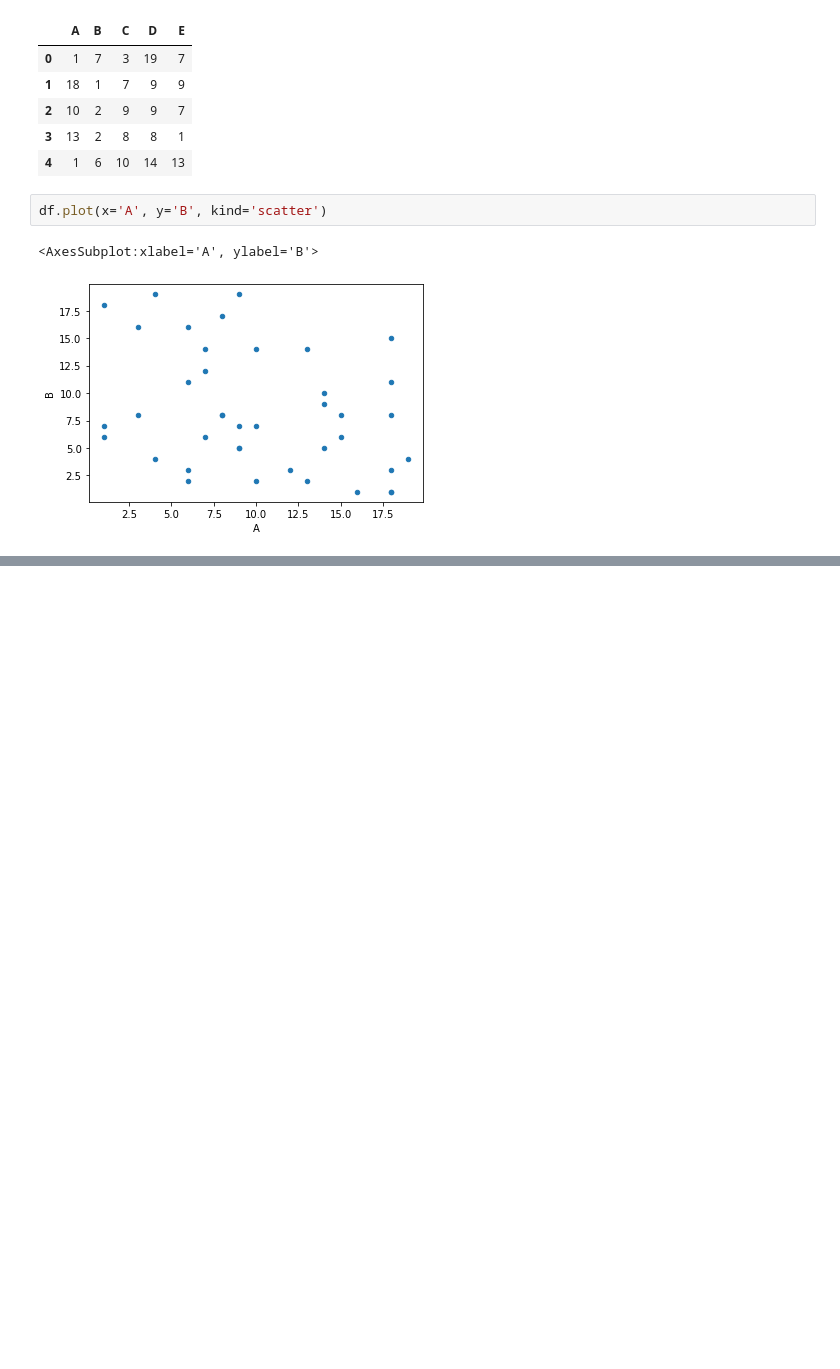
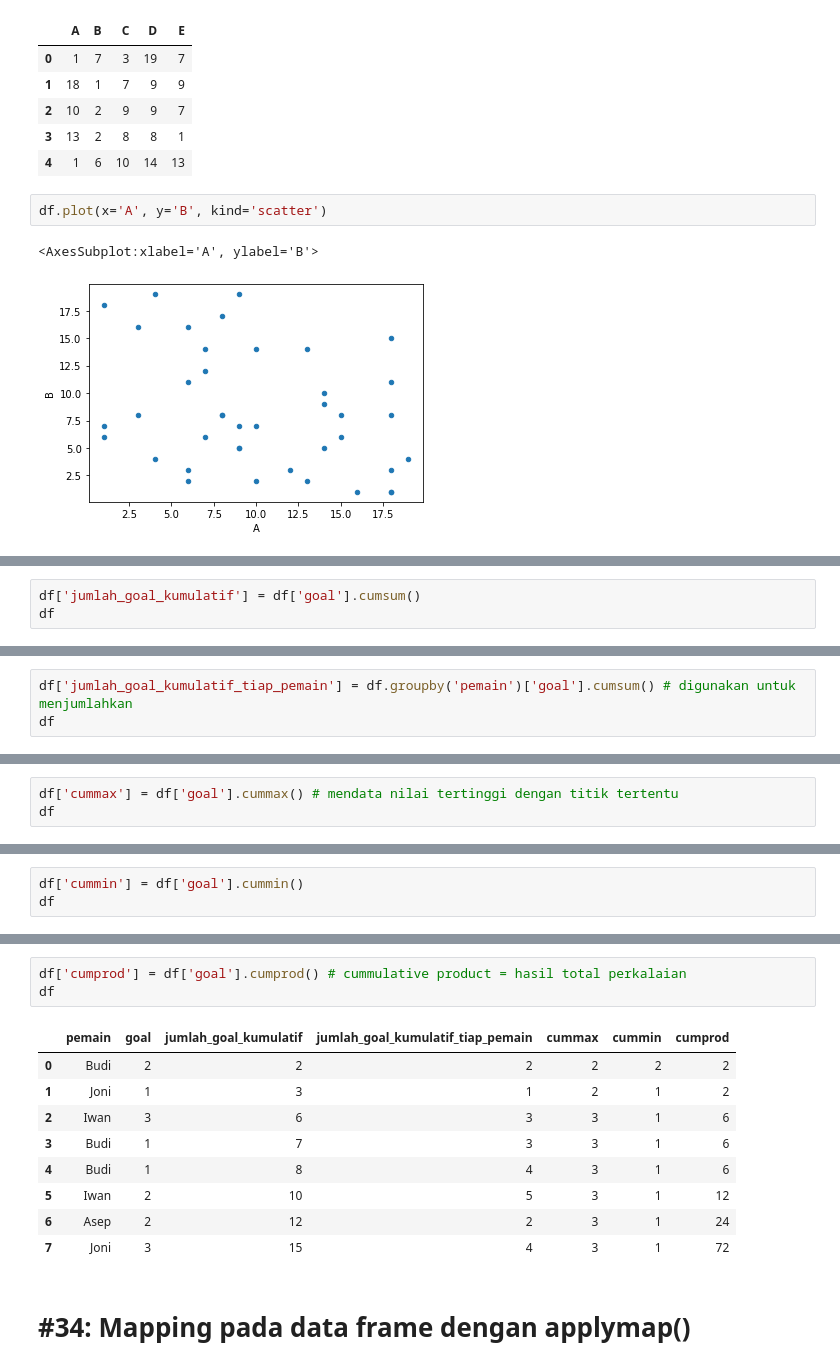
Before and after one commit to yap23/belajar_python, a Jupyter notebook: Belajar Pandas.ipynb, the cells around one changed output, grey strips where cells are left out. Drawn from its saved outputs; the diff is of its cells as text; blank space fills up the shorter version.

```diff
--- a/Belajar Pandas.ipynb
+++ b/Belajar Pandas.ipynb
@@ -1691,0 +1722,3 @@ df.plot(x='A', y='B', kind='scatter')
+# %%
+df['jumlah_goal_kumulatif'] = df['goal'].cumsum()
+df
@@ -1691,0 +1735,3 @@ df.plot(x='A', y='B', kind='scatter')
+# %%
+df['jumlah_goal_kumulatif_tiap_pemain'] = df.groupby('pemain')['goal'].cumsum() # digunakan untuk menjumlahkan
+df
@@ -1691,0 +1748,3 @@ df.plot(x='A', y='B', kind='scatter')
+# %%
+df['cummax'] = df['goal'].cummax() # mendata nilai tertinggi dengan titik tertentu
+df
@@ -1691,0 +1761,3 @@ df.plot(x='A', y='B', kind='scatter')
+# %%
+df['cummin'] = df['goal'].cummin()
+df
@@ -1691,0 +1774,15 @@ df.plot(x='A', y='B', kind='scatter')
+# %%
+df['cumprod'] = df['goal'].cumprod() # cummulative product = hasil total perkalaian
+df
+# %% [output]
+|  | pemain | goal | jumlah_goal_kumulatif | jumlah_goal_kumulatif_tiap_pemain | cummax | cummin | cumprod |
+| 0 | Budi | 2 | 2 | 2 | 2 | 2 | 2 |
+| 1 | Joni | 1 | 3 | 1 | 2 | 1 | 2 |
+| 2 | Iwan | 3 | 6 | 3 | 3 | 1 | 6 |
+| 3 | Budi | 1 | 7 | 3 | 3 | 1 | 6 |
+| 4 | Budi | 1 | 8 | 4 | 3 | 1 | 6 |
+| 5 | Iwan | 2 | 10 | 5 | 3 | 1 | 12 |
+| 6 | Asep | 2 | 12 | 2 | 3 | 1 | 24 |
+| 7 | Joni | 3 | 15 | 4 | 3 | 1 | 72 |
+# %% [markdown]
+# #34: Mapping pada data frame dengan applymap()
```
Also changed, not shown: parts of 17 cells of this notebook.
